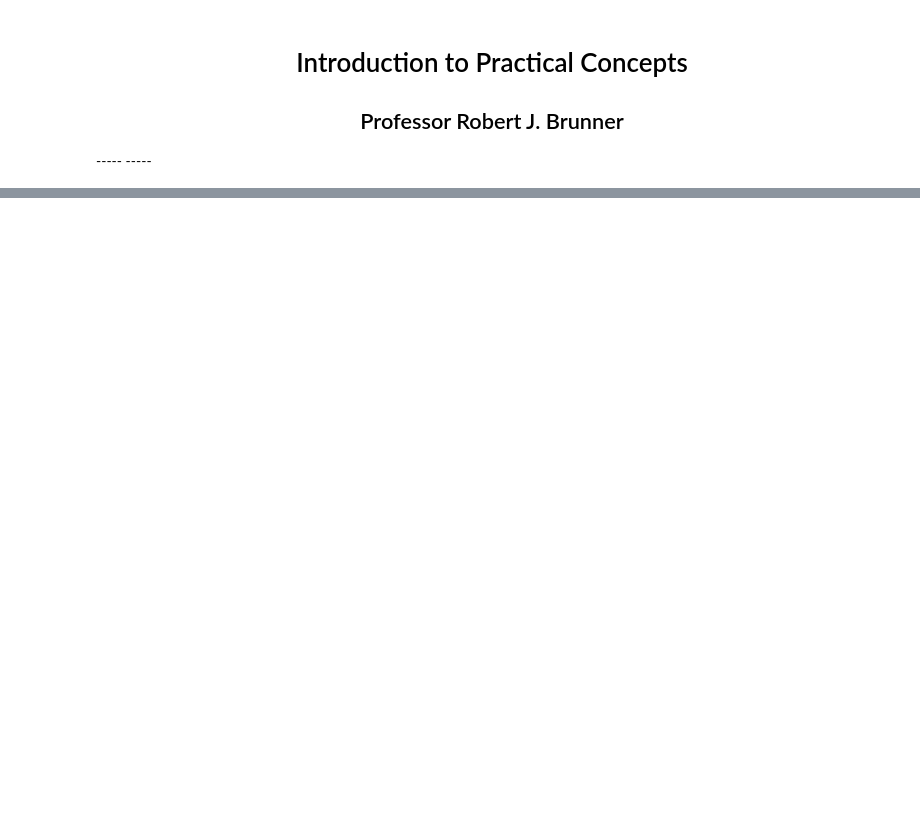
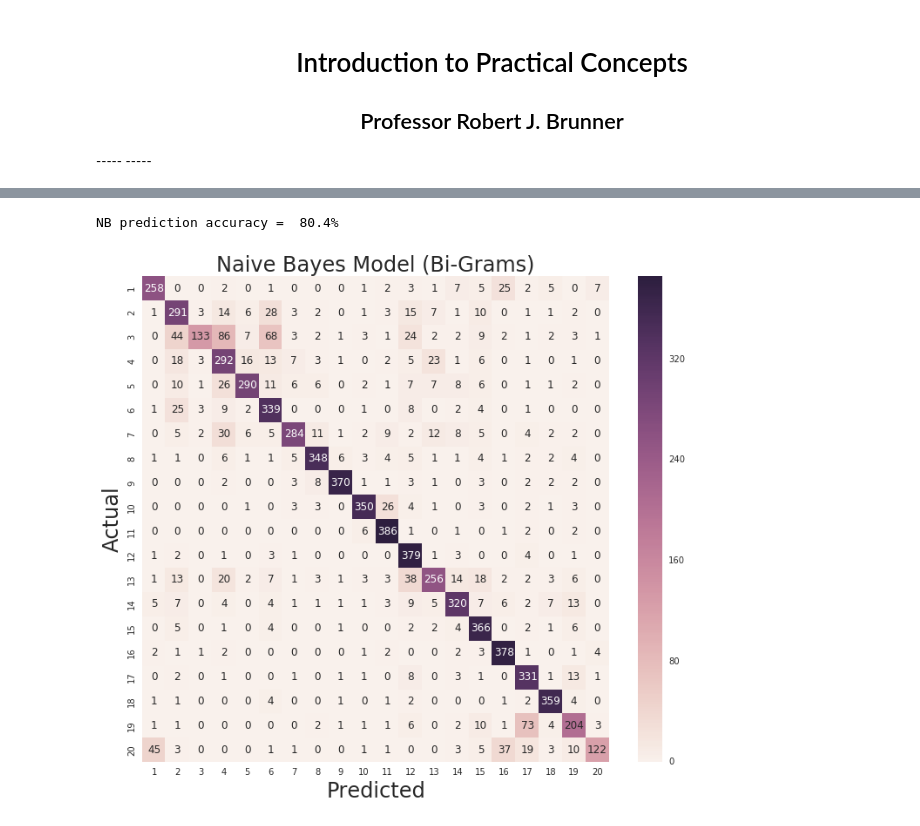
Before and after one commit to lcdm-uiuc/info490-sp16, a Jupyter notebook: Week7/notebooks/intro2tm.ipynb, the cells around one changed output, grey strips where cells are left out. Cells and saved outputs as stored; diff of their text form; code cells hidden in the pictures; blank space fills up the shorter version.

```diff
--- a/Week7/notebooks/intro2tm.ipynb
+++ b/Week7/notebooks/intro2tm.ipynb
@@ -79,14 +42,0 @@ sns.despine(offset=10)
-# %%
-from sklearn import preprocessing
-
-# We can scale in different manners
-s_iris = pd.DataFrame(preprocessing.scale(iris.values[:,0:4]))
-#s_iris = pd.DataFrame(preprocessing.normalize(iris.values[:,0:4]))
-
-# Make a box plot to show distributions
-fig, axs = plt.subplots(figsize=(10,6))
-sns.set(style="white", font_scale=1.5)
-
-s_iris.columns = ['Sepal Length', 'Sepal Width', 'Petal Length', 'Petal Width']
-sns.boxplot(data=s_iris, orient="v", palette="Set2", ax=axs)
-sns.despine(offset=10)
@@ -761,0 +43,6 @@ k-nn. How does this change the resulting figure?
+# %%
+# load dataset
+from sklearn.datasets import fetch_20newsgroups
+
+train = fetch_20newsgroups(data_home='/home/data_scientist/data/textdm', subset='train', shuffle=True, random_state=23)
+test = fetch_20newsgroups(data_home='/home/data_scientist/data/textdm', subset='test', shuffle=True, random_state=23)
@@ -761,0 +83,27 @@ k-nn. How does this change the resulting figure?
+# %%
+from sklearn.feature_extraction.text import CountVectorizer
+
+##### Make a Pipeline. Then modify only the pipeline as we go from uni-bi-tri grams.
+
+cv = CountVectorizer(stop_words = 'english', ngram_range=(1,2))
+train_counts = cv.fit_transform(train['data'])
+test_data = cv.transform(test['data'])
+
+from sklearn.naive_bayes import MultinomialNB
+
+clf = MultinomialNB().fit(train_counts, train['target'])
+
+predicted = clf.predict(test_data)
+
+print("NB prediction accuracy = {0:5.1f}%".format(100.0 * clf.score(test_data, test['target'])))
+# %% [output]
+NB prediction accuracy =  80.4%
+# %%
+sns.set(style="white", context='paper', font='monospace')
+sns.set(font_scale=1.0)
+fig, ax = plt.subplots(figsize=(12, 10))
+
+from helper_code import mlplots as mp
+mp.confusion(test['target'], predicted, range(1, 21), 20, 'Naive Bayes Model (Bi-Grams)')
+# %% [output]
+[figure, added]
```
Also changed, not shown: parts of 24 cells of this notebook, 4 other files.
